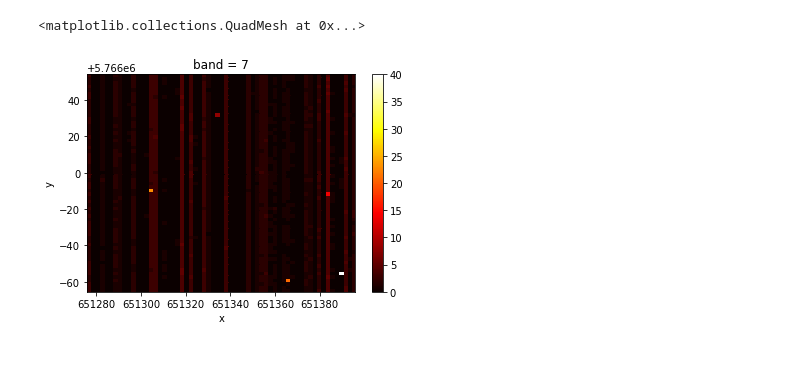
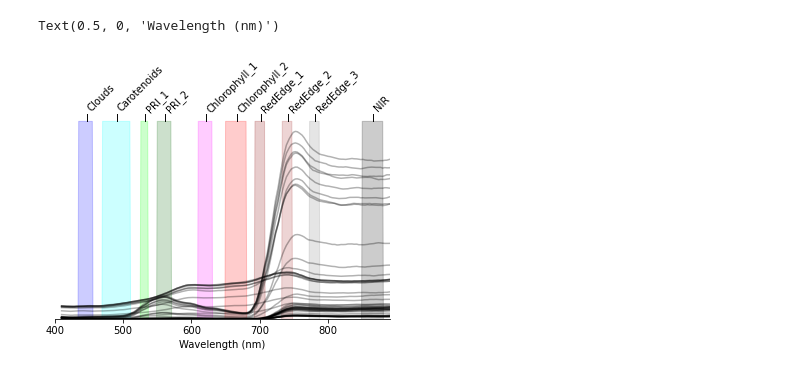
Before and after one commit to joe-fennell/pyeosim, a Jupyter notebook: 2_CMOS.ipynb, the cells around one changed output. Saved outputs shown, nothing was run; the diff lists cells and outputs as text; code cells hidden in the pictures.

```diff
--- a/2_CMOS.ipynb
+++ b/2_CMOS.ipynb
@@ -15,9 +14,9 @@ from sklearn import linear_model
 # load and preprocess imagery
 fpath = DATA_PATHS['TEST_HSI_LARGE']
 im = xarray.open_dataset(fpath).Reflectance
+rgb_image = rgb(im.isel(band=[70,40,20]), return_array=True)
 im = im.swap_dims({'band':'wavelength'})
 im_ref = im.sel(wavelength=slice(400,898)).astype(float)/10000
-im_ref = im_ref[:,:100,:100]
 # %%
 atmos = Test6S()
 # generate Top of Atmosphere images
@@ -27,13 +24,0 @@ TOA_10 = atmos.transform(xarray.ones_like(im_ref)*.1)
-# %%
-cmos = TeledyneCMOS(sense_node_gain=5,
-                    dark_current=5,
-                    ccd_vref=3.1,
-                    psf_fwhm=2,
-                    ground_sample_distance=2,
-                    adc_vref=3.1,
-                    dark_factor=0.1,
-                    offset_factor=0,
-                    full_well=1e5,
-                    store_steps=True)
-cmos.fit(TOA)
-cmos.transform(TOA).isel(band=5).plot()
@@ -177,6 +25,29 @@ rgb(bgr)
-# %%
-# Generate a sensor dark signal
-cmos.transform(xarray.zeros_like(TOA)).isel(band=7).plot(cmap='hot')
-# %% [output]
-<matplotlib.collections.QuadMesh at 0x...>
-[figure, removed]
+# %%
+cmos = TeledyneCMOS(adc_gain=1e5, store_steps=False,
+                    TDI_rows=32)
+demo = cmos.fit_transform(TOA)
+# cmos.get_params()
+# %%
+srf = cmos.spectral_response
+ymax = .75
+for n, c in zip(srf.band_names,
+                ['blue', 'aqua', 'lime', 'darkgreen', 'magenta', 'red', 'darkred','brown','grey', 'k']):
+#     srf.srfs[n].plot(c=c, label=n,)
+    plt.fill_between(x=srf.srfs[n].wavelength, y1=srf.srfs[n].values*ymax,color=c, alpha=.2)
+plt.ylim(.01,ymax*1.1)
+plt.xlim(400,890)
+# plt.legend()
+
+for wlen, name in zip(srf.band_wavelengths.values(), srf.band_names):
+    plt.annotate(name, (wlen,ymax*1.05), rotation=45)
+    plt.annotate('I', (wlen,ymax*1), rotation=0)
+
+im_ref.isel(y=200, x=slice(30,80)).plot(hue='x', c='k', alpha=.3, add_legend=False,)
+plt.title('')
+sns.despine(left=True)
+plt.yticks([])
+plt.ylabel('')
+plt.xlabel('Wavelength (nm)')
+# %% [output]
+Text(0.5, 0, 'Wavelength (nm)')
+[figure, added]
```
Also changed, not shown: parts of 22 cells of this notebook, 28 other files.
